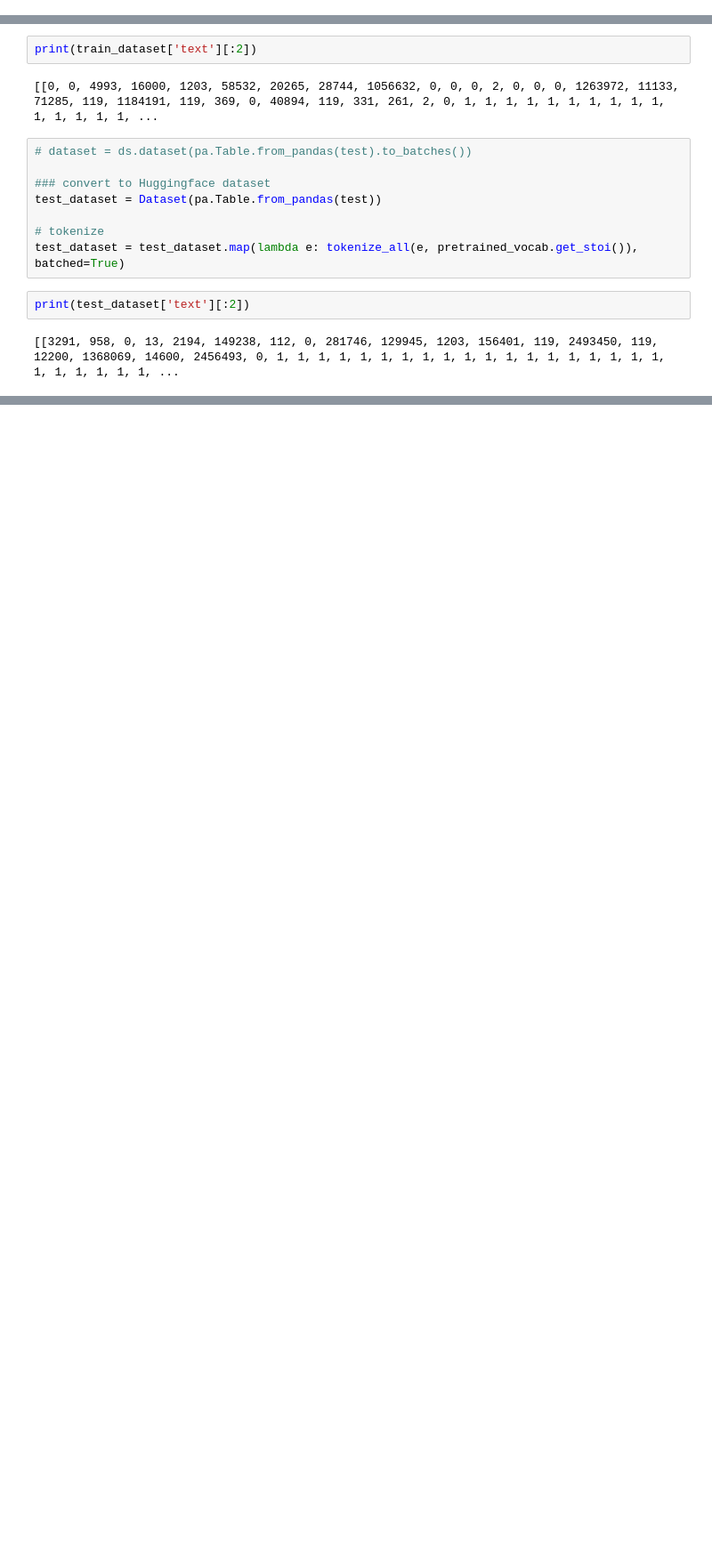
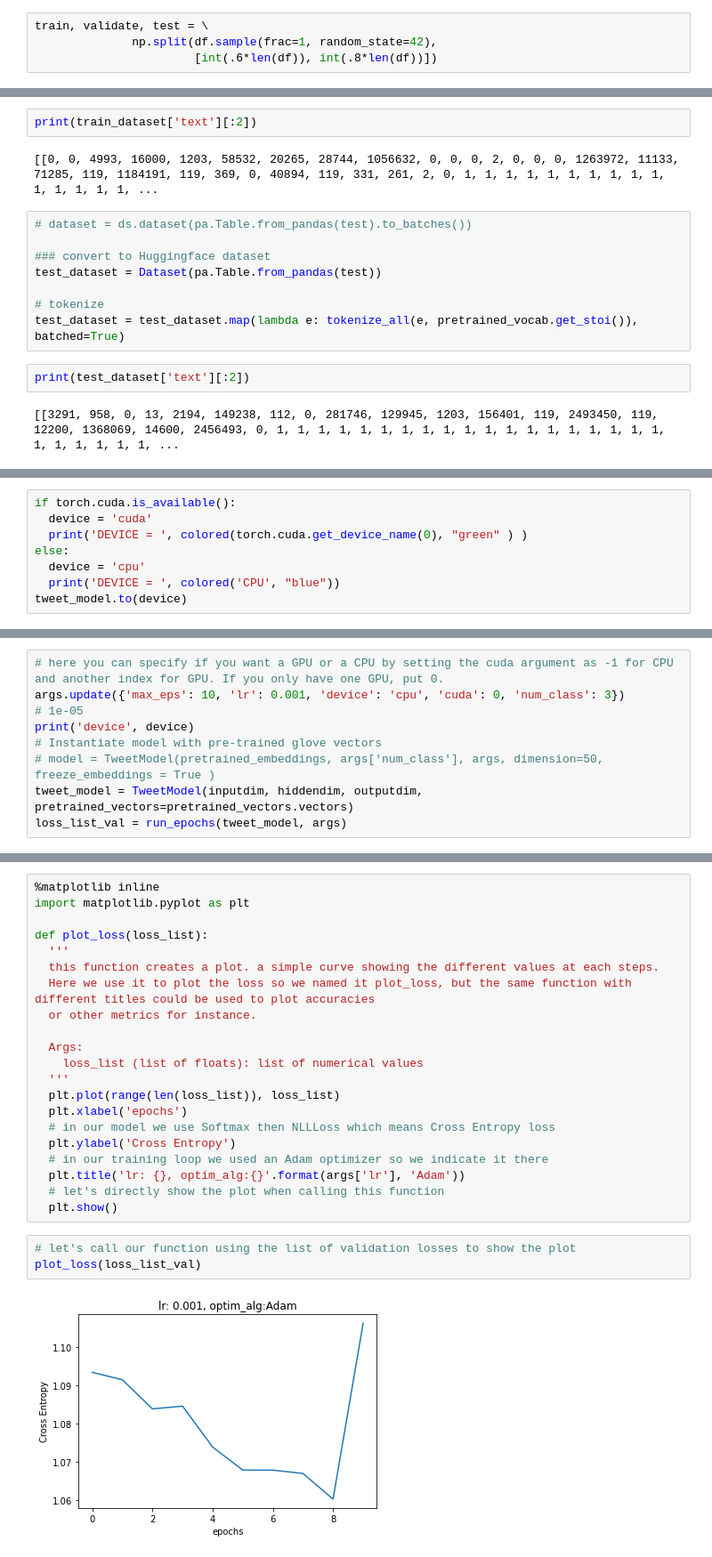
Before and after one commit to mthsansu/MLNLP, a Jupyter notebook: Baseline_using_paTable.ipynb, the cells around one changed output, grey strips where cells are left out. Shown at 89% size. Saved outputs shown, nothing was run; the diff lists cells and outputs as text; blank space fills up the shorter version.

```diff
--- a/Baseline_using_paTable.ipynb
+++ b/Baseline_using_paTable.ipynb
@@ -30,6 +36,10 @@ df.head()
 | 4 | Réaction commune, avec ma collègu... | 0 |
 # %%
 train, test = train_test_split(df, test_size=0.2)
+# %%
+train, validate, test = \
+              np.split(df.sample(frac=1, random_state=42),
+                       [int(.6*len(df)), int(.8*len(df))])
 # %%
 from nltk.tokenize import TweetTokenizer
 from tqdm.notebook import tqdm
@@ -107,0 +224,8 @@ print(test_dataset['text'][:2])
+# %%
+if torch.cuda.is_available():
+  device = 'cuda'
+  print('DEVICE = ', colored(torch.cuda.get_device_name(0), "green" ) )
+else:
+  device = 'cpu'
+  print('DEVICE = ', colored('CPU', "blue"))
+tweet_model.to(device)
@@ -107,0 +386,9 @@ print(test_dataset['text'][:2])
+# %%
+# here you can specify if you want a GPU or a CPU by setting the cuda argument as -1 for CPU and another index for GPU. If you only have one GPU, put 0.
+args.update({'max_eps': 10, 'lr': 0.001, 'device': 'cpu', 'cuda': 0, 'num_class': 3})
+# 1e-05
+print('device', device)
+# Instantiate model with pre-trained glove vectors
+# model = TweetModel(pretrained_embeddings, args['num_class'], args, dimension=50, freeze_embeddings = True )
+tweet_model = TweetModel(inputdim, hiddendim, outputdim, pretrained_vectors=pretrained_vectors.vectors)
+loss_list_val = run_epochs(tweet_model, args)
@@ -107,0 +409,26 @@ print(test_dataset['text'][:2])
+# %%
+%matplotlib inline
+import matplotlib.pyplot as plt
+
+def plot_loss(loss_list):
+  '''
+  this function creates a plot. a simple curve showing the different values at each steps.
+  Here we use it to plot the loss so we named it plot_loss, but the same function with different titles could be used to plot accuracies
+  or other metrics for instance.
+
+  Args:
+    loss_list (list of floats): list of numerical values
+  '''
+  plt.plot(range(len(loss_list)), loss_list)
+  plt.xlabel('epochs')
+  # in our model we use Softmax then NLLLoss which means Cross Entropy loss
+  plt.ylabel('Cross Entropy')
+  # in our training loop we used an Adam optimizer so we indicate it there
+  plt.title('lr: {}, optim_alg:{}'.format(args['lr'], 'Adam'))
+  # let's directly show the plot when calling this function
+  plt.show()
+# %%
+# let's call our function using the list of validation losses to show the plot
+plot_loss(loss_list_val)
+# %% [output]
+[figure, added]
```
Also changed, not shown: parts of 17 cells of this notebook.
